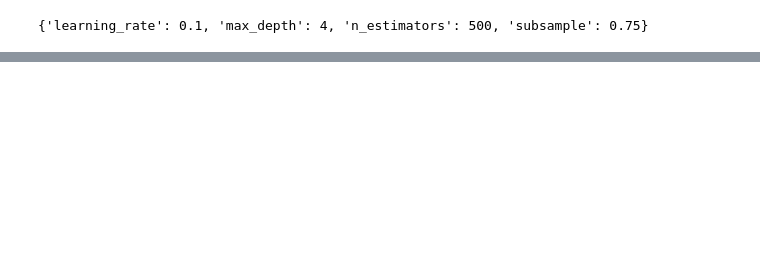
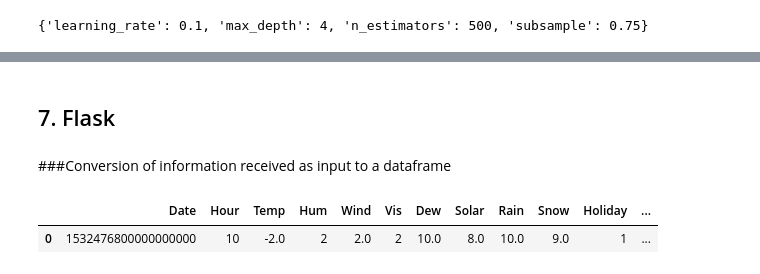
Before and after one commit to Audrey0109/Seoul_Bike, a Jupyter notebook: Seoul_Bike_Data_Project_VRAI.ipynb, the cells around one changed output, grey strips where cells are left out. Drawn from its saved outputs; the diff is of its cells as text; code cells hidden in the pictures; blank space fills up the shorter version.

```diff
--- a/Seoul_Bike_Data_Project_VRAI.ipynb
+++ b/Seoul_Bike_Data_Project_VRAI.ipynb
@@ -1879,0 +1888,4 @@ Root mean squared error = 155.3791579954853
+# %% [markdown]
+## 7. Flask
+# %% [markdown]
+###Conversion of information received as input to a dataframe
@@ -1879,0 +2022,17 @@ Root mean squared error = 155.3791579954853
+# %%
+data = ['2018-07-25', '10:00', 'yes', 'yes', '-2', '2', '2', '2', '10', '8', '10', '9']
+
+df_prediction = Create_dataframe_for_prediction(data)
+
+#X = df_prediction.loc[:, df_prediction.columns != "Bike_Count"]
+
+#sc = StandardScaler()
+sc.fit(X)
+X_scaled = sc.transform(X)
+
+df_prediction
+X_scaled
+X
+# %% [output]
+|  | Date | Hour | Temp | Hum | Wind | Vis | Dew | Solar | Rain | Snow | Holiday | ... |
+| 0 | 1532476800000000000 | 10 | -2.0 | 2 | 2.0 | 2 | 10.0 | 8.0 | 10.0 | 9.0 | 1 | ... |
```
Also changed, not shown: parts of 50 cells of this notebook.
